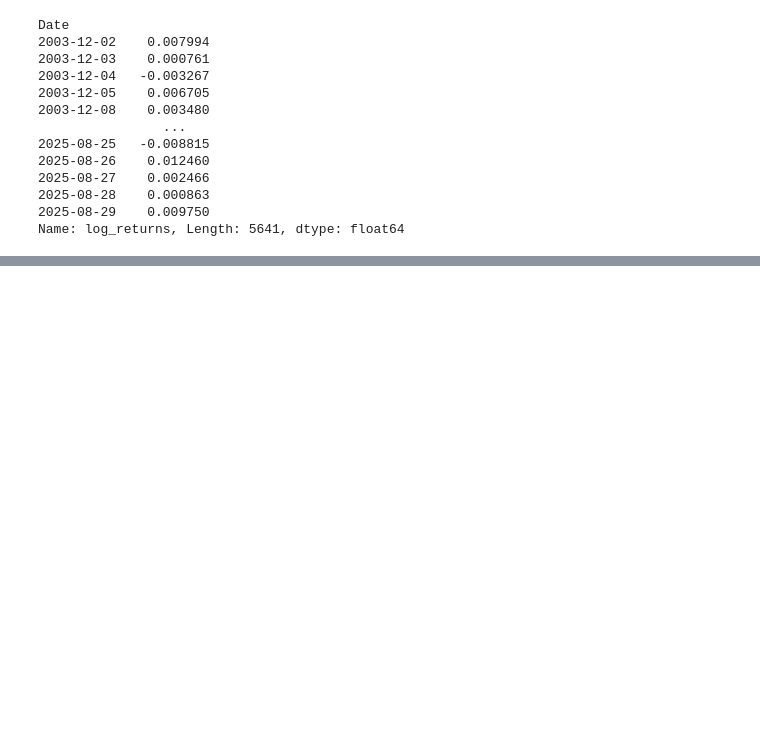
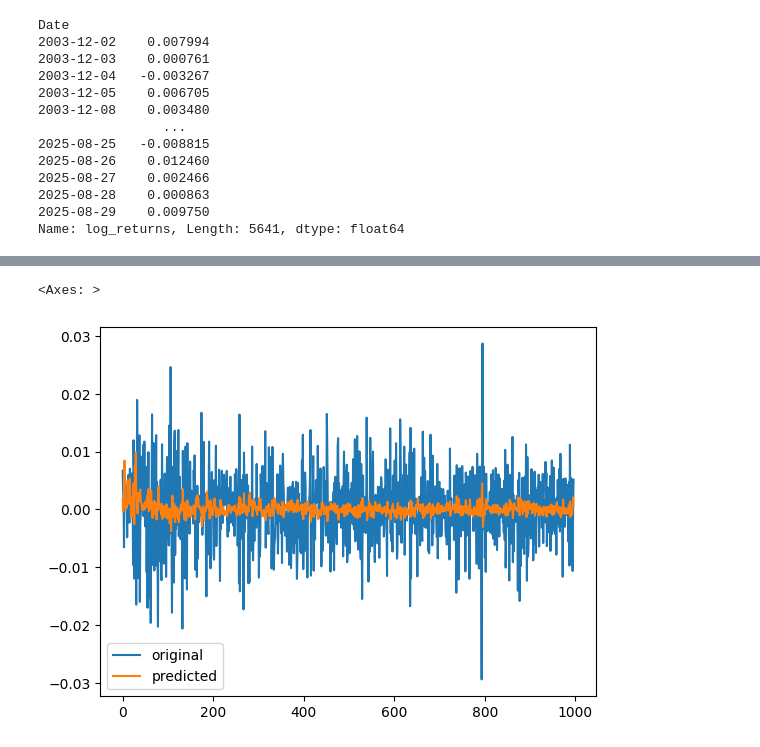
Before and after one commit to arjunprakash027/Remit-Timer, a Jupyter notebook: examples.ipynb, the cells around one changed output, grey strips where cells are left out. Cells and saved outputs as stored; diff of their text form; code cells hidden in the pictures; blank space fills up the shorter version.

Commit message:
backfill arima

```diff
--- a/examples.ipynb
+++ b/examples.ipynb
@@ -154,0 +132,2 @@ Name: predicted_mean, dtype: float64
+# %%
+backfill_arima = ts.backtest_arima(eur_to_inr['log_returns'][0:1000])
@@ -154,0 +152,5 @@ Name: predicted_mean, dtype: float64
+# %%
+backfill_arima.plot()
+# %% [output]
+<Axes: >
+[figure, added]
```
Also changed, not shown: parts of 4 cells of this notebook, 1 other file.
